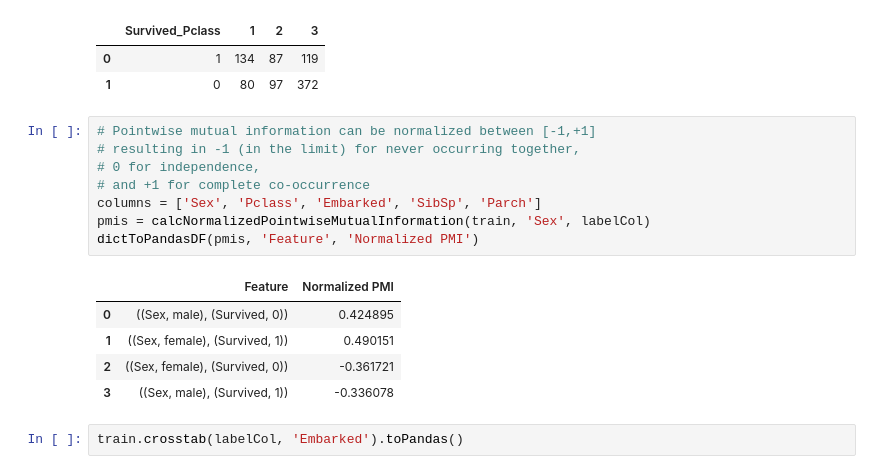
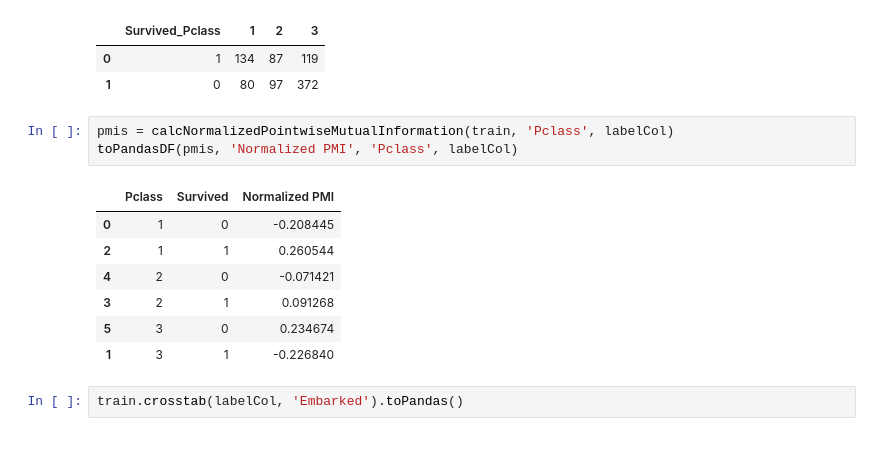
Before and after one commit to riyadparvez/pyspark-datascience, a Jupyter notebook: titanic/spark.ipynb, the cells around one changed output. Cells and saved outputs as stored; diff of their text form; blank space fills up the shorter version.

```diff
--- a/titanic/spark.ipynb
+++ b/titanic/spark.ipynb
@@ -105,20 +119,17 @@ train.crosstab(labelCol, 'Pclass').toPandas()
 |  | Survived_Pclass | 1 | 2 | 3 |
 | 0 | 1 | 134 | 87 | 119 |
 | 1 | 0 | 80 | 97 | 372 |
-# %%
-# Pointwise mutual information can be normalized between [-1,+1]
-# resulting in -1 (in the limit) for never occurring together,
-# 0 for independence,
-# and +1 for complete co-occurrence
-columns = ['Sex', 'Pclass', 'Embarked', 'SibSp', 'Parch']
-pmis = calcNormalizedPointwiseMutualInformation(train, 'Sex', labelCol)
-dictToPandasDF(pmis, 'Feature', 'Normalized PMI')
-# %% [output]
-|  | Feature | Normalized PMI |
-| 0 | ((Sex, male), (Survived, 0)) | 0.424895 |
-| 1 | ((Sex, female), (Survived, 1)) | 0.490151 |
-| 2 | ((Sex, female), (Survived, 0)) | -0.361721 |
-| 3 | ((Sex, male), (Survived, 1)) | -0.336078 |
+# %%
+pmis = calcNormalizedPointwiseMutualInformation(train, 'Pclass', labelCol)
+toPandasDF(pmis, 'Normalized PMI', 'Pclass', labelCol)
+# %% [output]
+|  | Pclass | Survived | Normalized PMI |
+| 0 | 1 | 0 | -0.208445 |
+| 2 | 1 | 1 | 0.260544 |
+| 4 | 2 | 0 | -0.071421 |
+| 3 | 2 | 1 | 0.091268 |
+| 5 | 3 | 0 | 0.234674 |
+| 1 | 3 | 1 | -0.226840 |
 # %%
 train.crosstab(labelCol, 'Embarked').toPandas()
 # %% [output]
```
Also changed, not shown: parts of 8 cells of this notebook, 3 other files.
